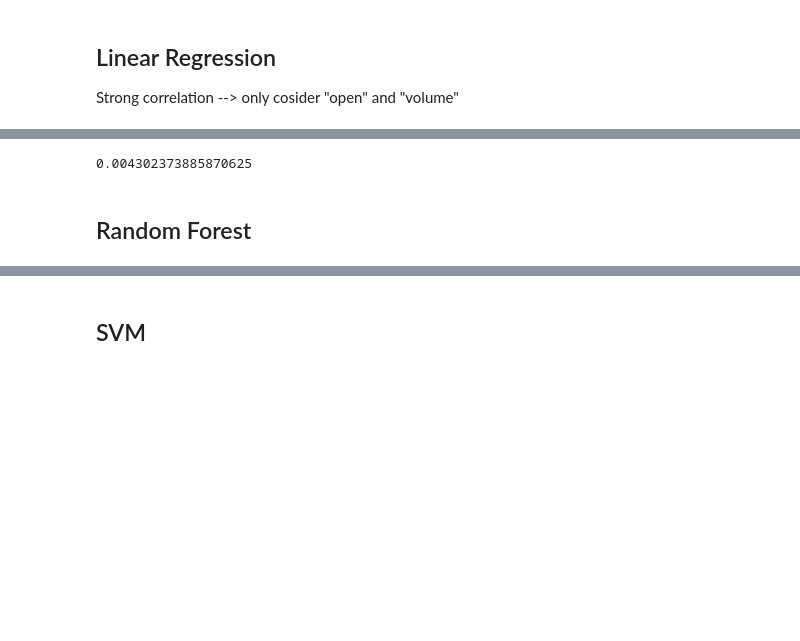
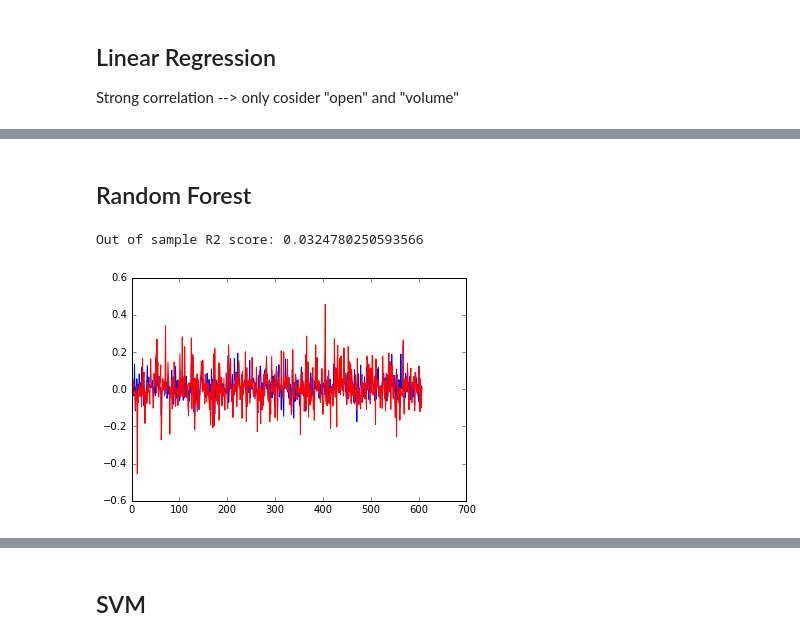
Before and after one commit to m-j-w-f/Intro-to-ML, a Jupyter notebook: Nb.ipynb, the cells around one changed output, grey strips where cells are left out. Cells and saved outputs as stored; diff of their text form; code cells hidden in the pictures; blank space fills up the shorter version.

```diff
--- a/Nb.ipynb
+++ b/Nb.ipynb
@@ -91,0 +111,5 @@ X_train, X_test, y_train, y_test = sklearn.model_selection.train_test_split(X, y
+# %%
+# Test small model with only close and volume
+pred_vars = ["close", "volume"]
+r2, fit = lin_model(pred_vars=pred_vars)
+fit.summary()
@@ -158,9 +192,31 @@ strong multicollinearity or other numerical problems.
-# %%
-# Test
-X_test = sm.add_constant(X_test)
-pred = fit.predict(X_test)
-r2_score(y_pred=pred, y_true=y_test)
-# %% [output]
-0.004302373885870625
 # %% [markdown]
 ## Random Forest
+# %%
+def random_forst(pred_vars:list):
+    """Fit a random forest to the btc prices given a list of regressors
+
+    Args:
+        pred_vars (list[string]): names of the regessors
+
+    Returns:
+        tuple: out of sample r2 score and model
+    """
+    # Get relevant predictors
+    X = btc_cut[pred_vars]
+    y = btc_cut.R7
+    # 80/20 split
+    X_train, X_test, y_train, y_test = data_split(X, y)
+    # Train
+    rf = RandomForestRegressor(n_estimators = 1000, random_state = 1)
+    model = rf.fit(X=X_train, y=y_train)
+    # Test
+    pred = rf.predict(X_test)
+    return r2_score(y_pred=pred, y_true=y_test), model
+# %%
+# Test small model with only close and volume
+pred_vars = ["close", "volume"]
+r2, fit = random_forst(pred_vars=pred_vars)
+print(f"Out of sample R2 score: {r2}")
+# %% [output]
+Out of sample R2 score: 0.0324780250593566
+[figure, added]
```
Also changed, not shown: parts of 26 cells of this notebook.
